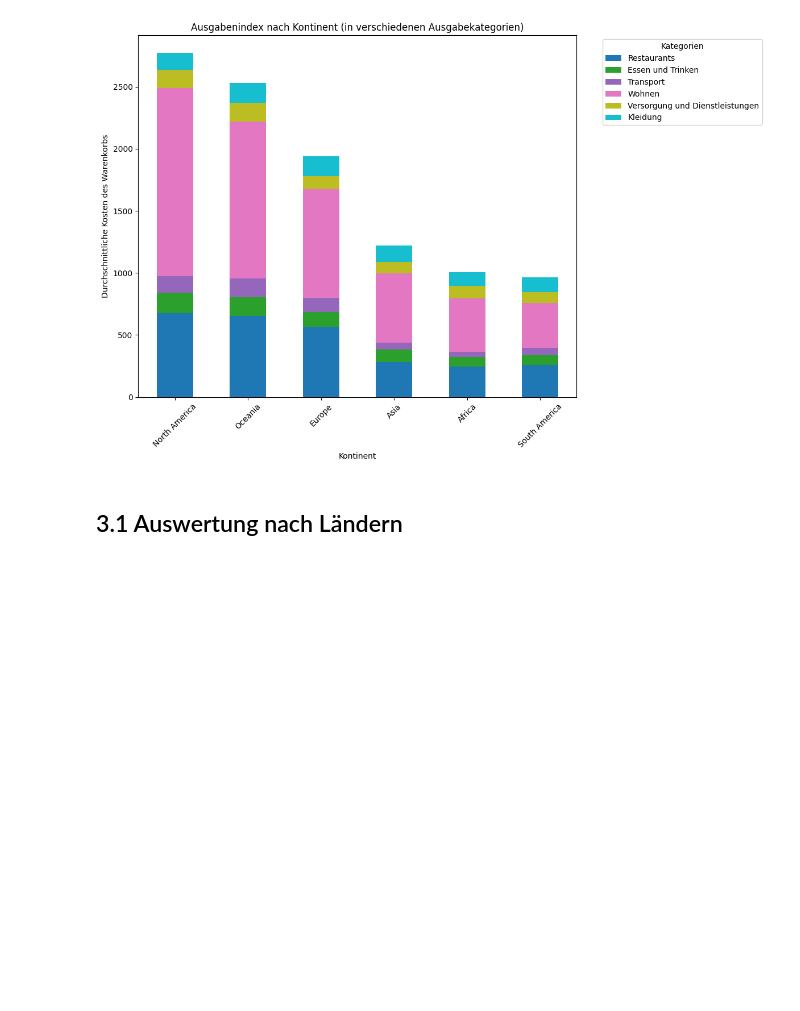
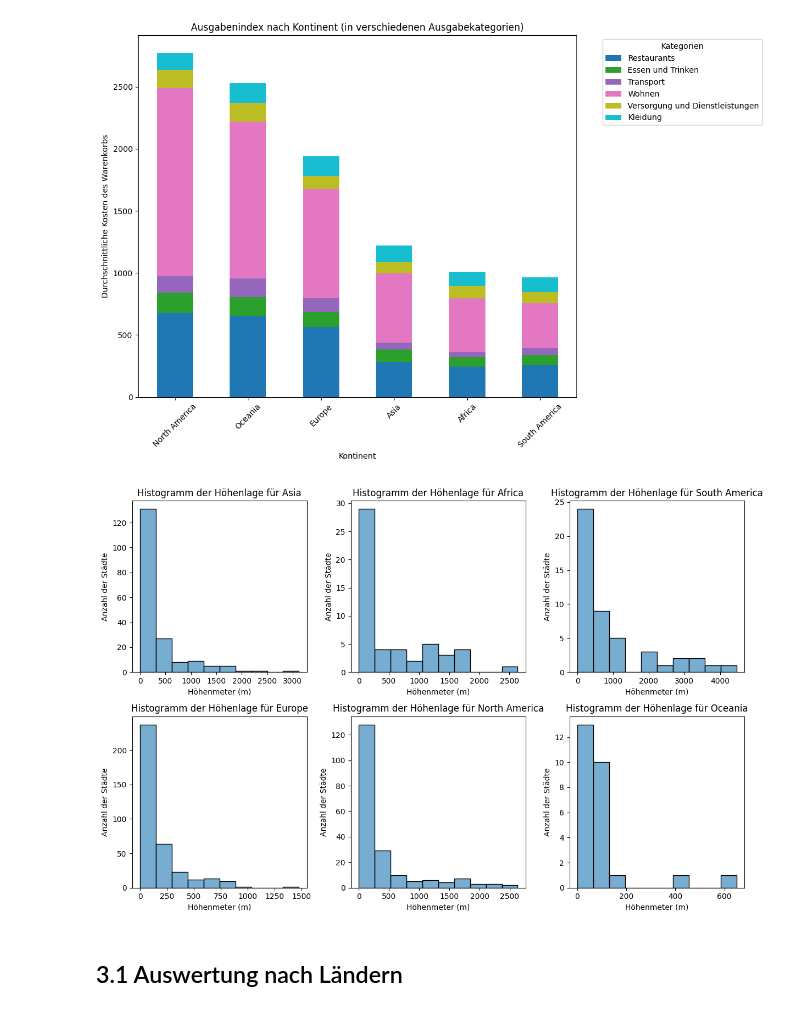
Before and after one commit to GehriJan/data-science-exam, a Jupyter notebook: data_science_exam.ipynb, the cells around one changed output. Cells and saved outputs as stored; diff of their text form; code cells hidden in the pictures; blank space fills up the shorter version.

```diff
--- a/data_science_exam.ipynb
+++ b/data_science_exam.ipynb
@@ -472,6 +472,31 @@ plt.tight_layout()
 plt.show()
 # %% [output]
 [figure]
+# %%
+continents = df_analyze["continent"].unique()
+fig, axes = plt.subplots(2, 3, figsize=(12, 8))
+
+for ax, continent in zip(axes.flat, continents):
+    group = df_analyze[df_analyze["continent"] == continent]
+    sns.histplot(
+        group["elevation"],
+        kde=False,
+        bins=10,
+        alpha=0.6,
+        ax=ax
+    )
+    ax.set_title(f"Histogramm der Höhenlage für {continent}")
+    ax.set_xlabel("Höhenmeter (m)")
+    ax.set_ylabel("Anzahl der Städte")
+
+# Entferne leere Subplots, falls weniger als 6 Kontinente vorhanden sind
+for ax in axes.flat[len(continents):]:
+    ax.axis("off")
+
+plt.tight_layout()
+plt.show()
+# %% [output]
+[figure, added]
 # %% [markdown]
 ## 3.1 Auswertung nach Ländern
 # %% [markdown]
```
Also changed, not shown: parts of 8 cells of this notebook.
